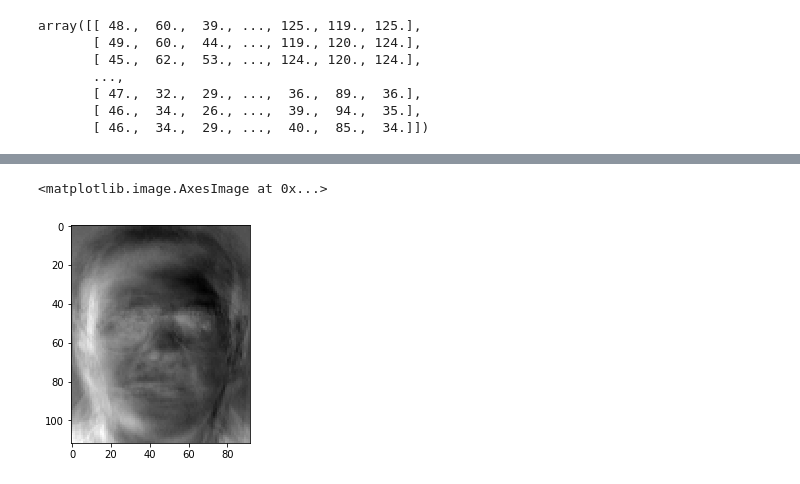
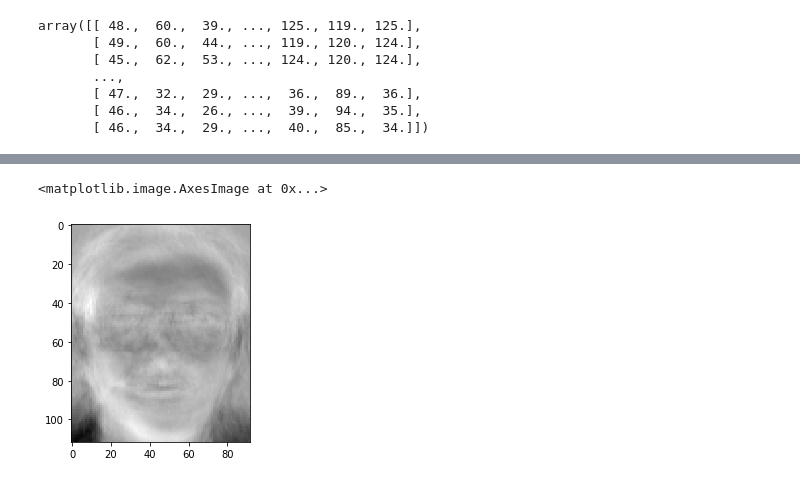
Before and after one commit to pots7878/PCA_face_detection, a Jupyter notebook: Lab01 PCA.ipynb, the cells around one changed output, grey strips where cells are left out. Drawn from its saved outputs; the diff is of its cells as text; code cells hidden in the pictures.

```diff
--- a/Lab01 PCA.ipynb
+++ b/Lab01 PCA.ipynb
@@ -169,10 +169,10 @@ plt.imshow(eigenface4, cmap='gray')
 # %%
 #Eigenface features of column 5
 eigenface5 = np.reshape(E[:,4], (112,92)).astype(int)
-plt.imshow(eigenface4, cmap='gray')
+plt.imshow(eigenface5, cmap='gray')
 # %% [output]
 <matplotlib.image.AxesImage at 0x...>
-[figure, old version]
+[figure, new version]
 # %%
 #Eigenface features of column -1
 eigenface6 = np.reshape(E[:,-1], (112,92)).astype(int)
```
Also changed, not shown: parts of 24 cells of this notebook.
